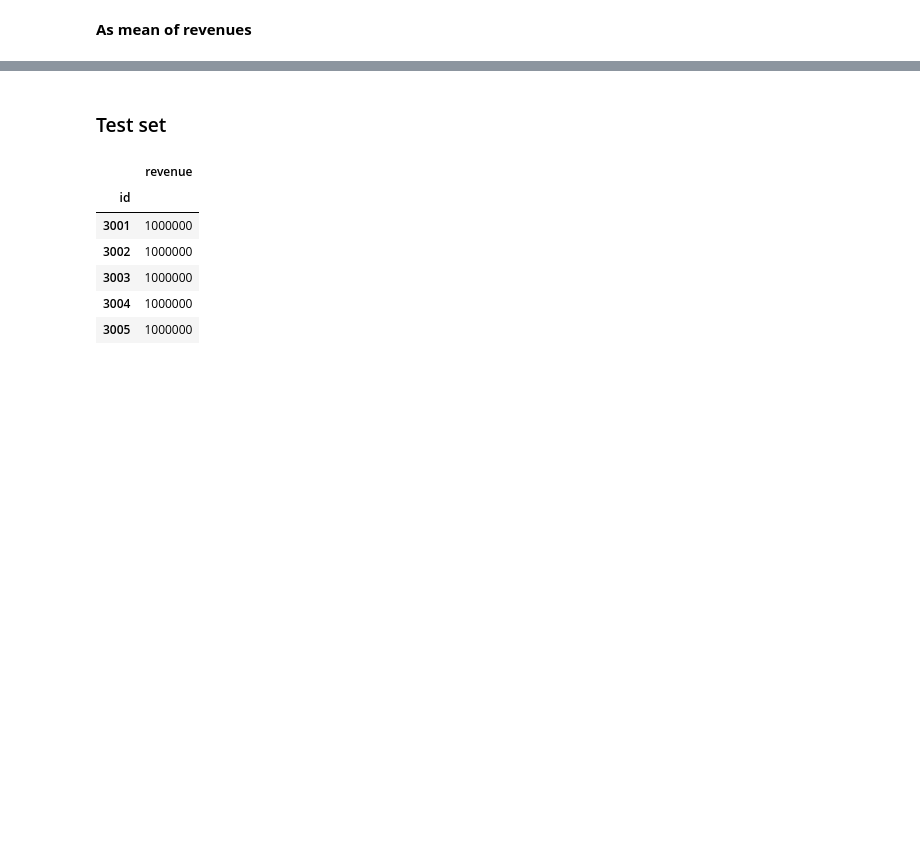
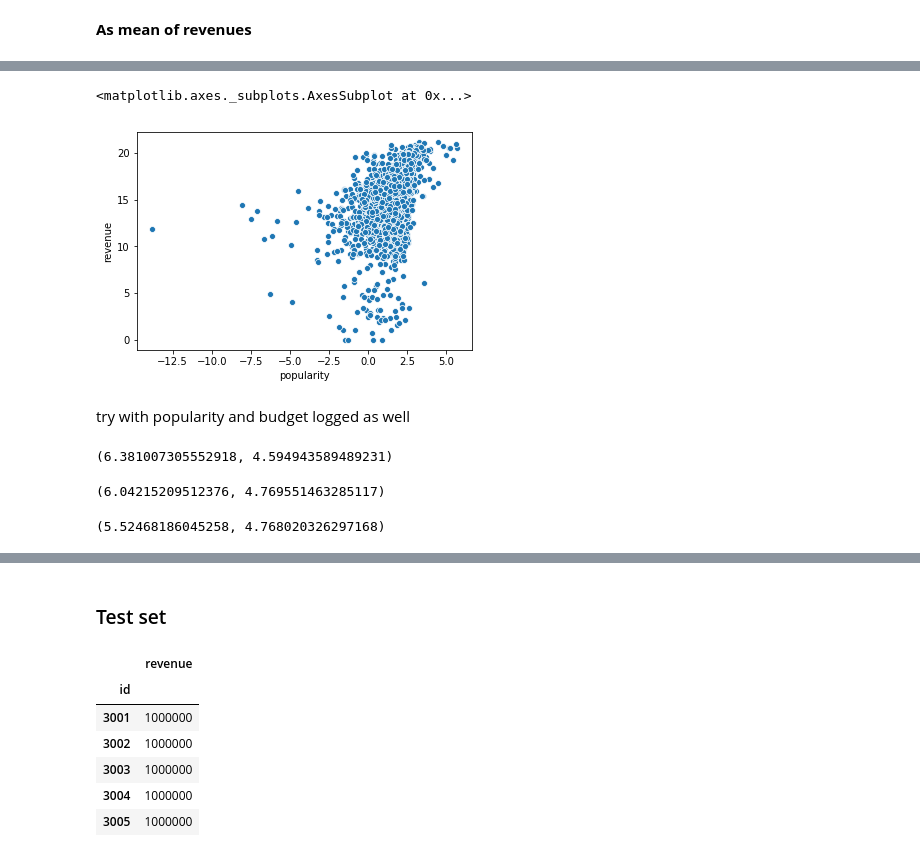
Before and after one commit to ralhadeff/kaggle-competitions, a Jupyter notebook: TMDB/languages_trials.ipynb, the cells around one changed output, grey strips where cells are left out. Drawn from its saved outputs; the diff is of its cells as text; code cells hidden in the pictures; blank space fills up the shorter version.

```diff
--- a/TMDB/languages_trials.ipynb
+++ b/TMDB/languages_trials.ipynb
@@ -202,0 +274,7 @@ Although the score is not much better, I will leave it in for now
+# %%
+sns.scatterplot(x=train['popularity'].map(lambda x: math.log(x) if x>0 else 0),y=train['revenue'].map(math.log))
+# %% [output]
+<matplotlib.axes._subplots.AxesSubplot at 0x...>
+[figure, added]
+# %% [markdown]
+try with popularity and budget logged as well
@@ -202,0 +284,24 @@ Although the score is not much better, I will leave it in for now
+# %%
+X = train[['popularity','budget',
+           'l_rev',
+           'coll_rev_logav',
+           *genre_cols,'genre_ave','genre_top']]
+consider_all(X)
+# %% [output]
+(6.381007305552918, 4.594943589489231)
+# %%
+X = train[['popularity','log_budget',
+           'l_rev',
+           'coll_rev_logav',
+           *genre_cols,'genre_ave','genre_top']]
+consider_all(X)
+# %% [output]
+(6.04215209512376, 4.769551463285117)
+# %%
+X = train[['log_pop','log_budget',
+           'l_rev',
+           'coll_rev_logav',
+           *genre_cols,'genre_ave','genre_top']]
+consider_all(X)
+# %% [output]
+(5.52468186045258, 4.768020326297168)
```
Also changed, not shown: parts of 78 cells of this notebook.
